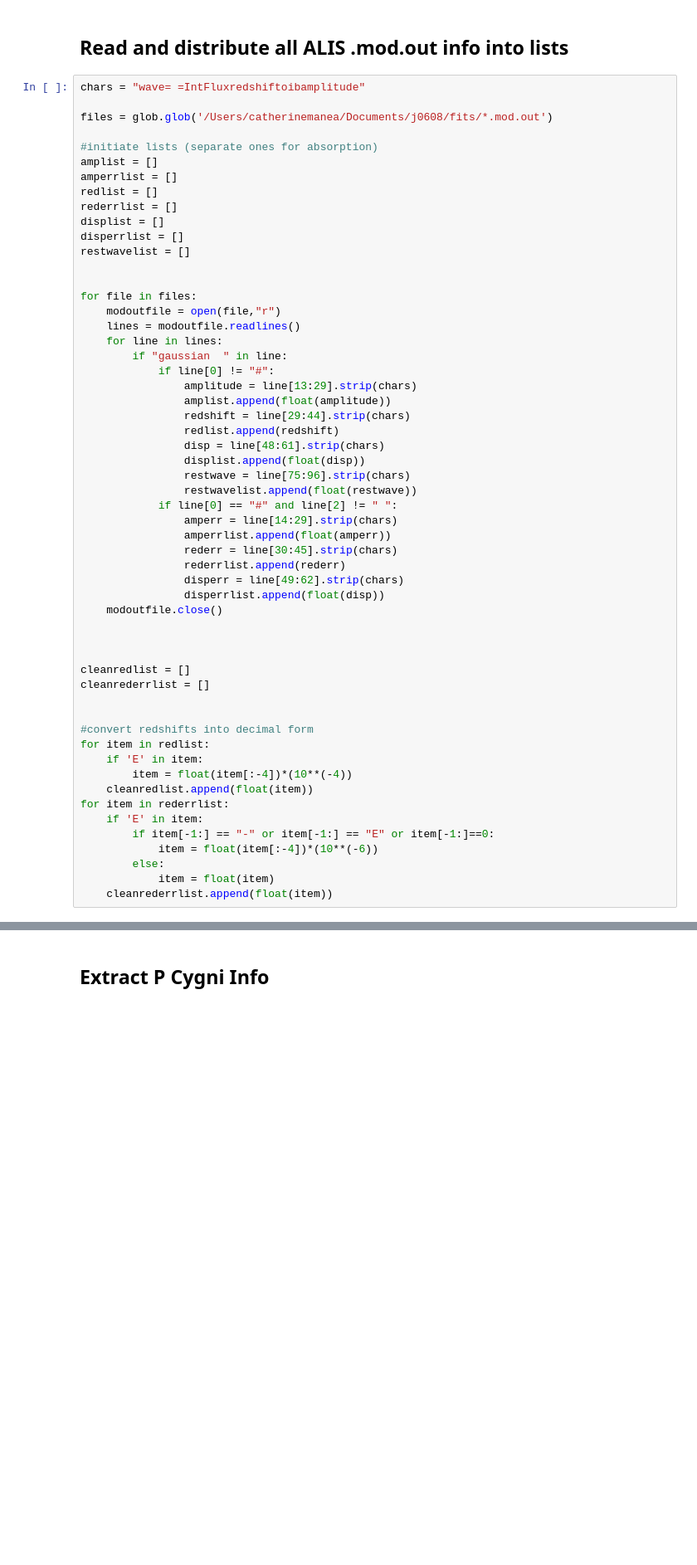
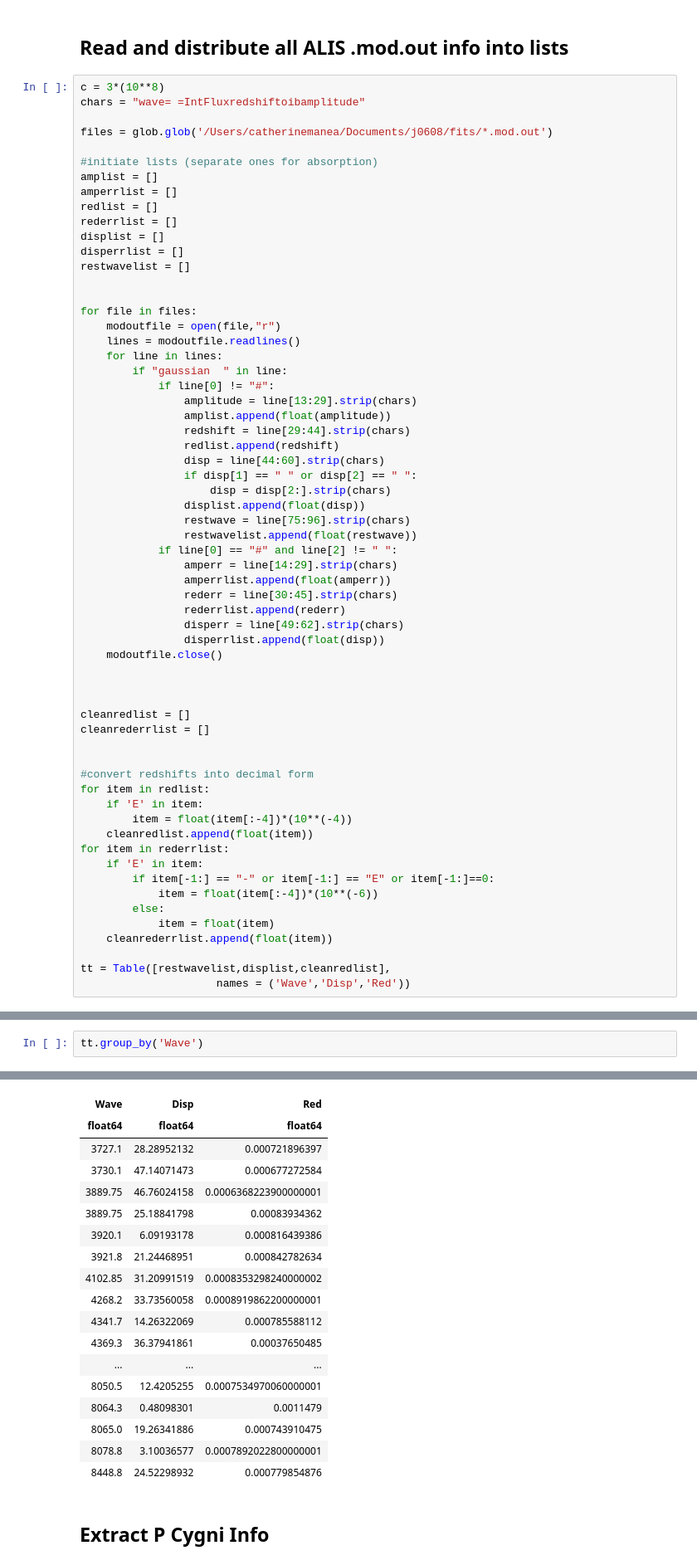
Before and after one commit to profxj/j0608, a Jupyter notebook: doc/nb/J0608SpecAnalysis.ipynb, the cells around one changed output, grey strips where cells are left out. Shown: that part at 83% size. Drawn from its saved outputs; the diff is of its cells as text; blank space fills up the shorter version.

```diff
--- a/doc/nb/J0608SpecAnalysis.ipynb
+++ b/doc/nb/J0608SpecAnalysis.ipynb
@@ -369,6 +302,7 @@ Length = 31 rows
 # %% [markdown]
 ## Read and distribute all ALIS .mod.out info into lists
 # %%
+c = 3*(10**8)
 chars = "wave= =IntFluxredshiftoibamplitude"
 
 files = glob.glob('/Users/catherinemanea/Documents/j0608/fits/*.mod.out')
@@ -393,7 +327,9 @@ for file in files:
                 amplist.append(float(amplitude))
                 redshift = line[29:44].strip(chars)
                 redlist.append(redshift)
-                disp = line[48:61].strip(chars)
+                disp = line[44:60].strip(chars)
+                if disp[1] == " " or disp[2] == " ":
+                    disp = disp[2:].strip(chars)
                 displist.append(float(disp))
                 restwave = line[75:96].strip(chars)
                 restwavelist.append(float(restwave))
@@ -424,3 +360,6 @@ for item in rederrlist:
         else:
             item = float(item)
     cleanrederrlist.append(float(item))
+
+tt = Table([restwavelist,displist,cleanredlist],
+                     names = ('Wave','Disp','Red'))
@@ -430,0 +366,3 @@ len(restwavelist)
+# %%
+tt.group_by('Wave')
+# %% [output]
@@ -431,3 +370,21 @@ len(restwavelist)
+| Wave | Disp | Red |
+| float64 | float64 | float64 |
+| 3727.1 | 28.28952132 | 0.000721896397 |
+| 3730.1 | 47.14071473 | 0.000677272584 |
+| 3889.75 | 46.76024158 | 0.0006368223900000001 |
+| 3889.75 | 25.18841798 | 0.00083934362 |
+| 3920.1 | 6.09193178 | 0.000816439386 |
+| 3921.8 | 21.24468951 | 0.000842782634 |
+| 4102.85 | 31.20991519 | 0.0008353298240000002 |
+| 4268.2 | 33.73560058 | 0.0008919862200000001 |
+| 4341.7 | 14.26322069 | 0.000785588112 |
+| 4369.3 | 36.37941861 | 0.00037650485 |
+| ... | ... | ... |
+| 8050.5 | 12.4205255 | 0.0007534970060000001 |
+| 8064.3 | 0.48098301 | 0.0011479 |
+| 8065.0 | 19.26341886 | 0.000743910475 |
+| 8078.8 | 3.10036577 | 0.0007892022800000001 |
+| 8448.8 | 24.52298932 | 0.000779854876 |
 # %% [markdown]
 ## Extract P Cygni Info
 # %%
```
Also changed, not shown: parts of 36 cells of this notebook.
